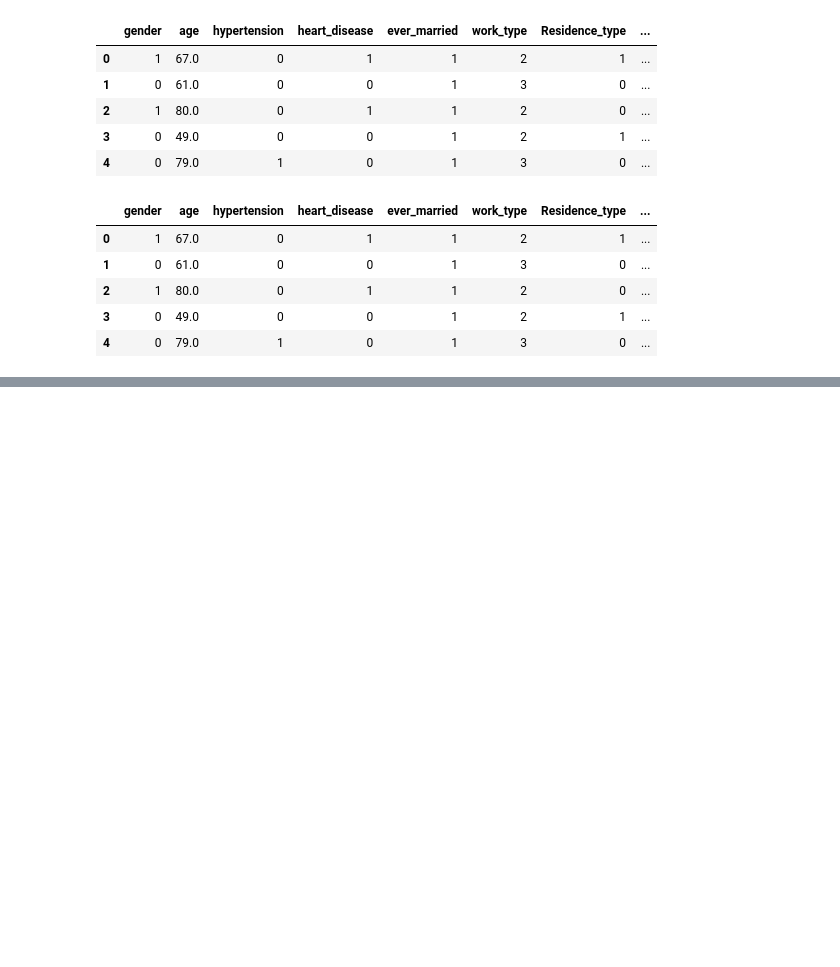
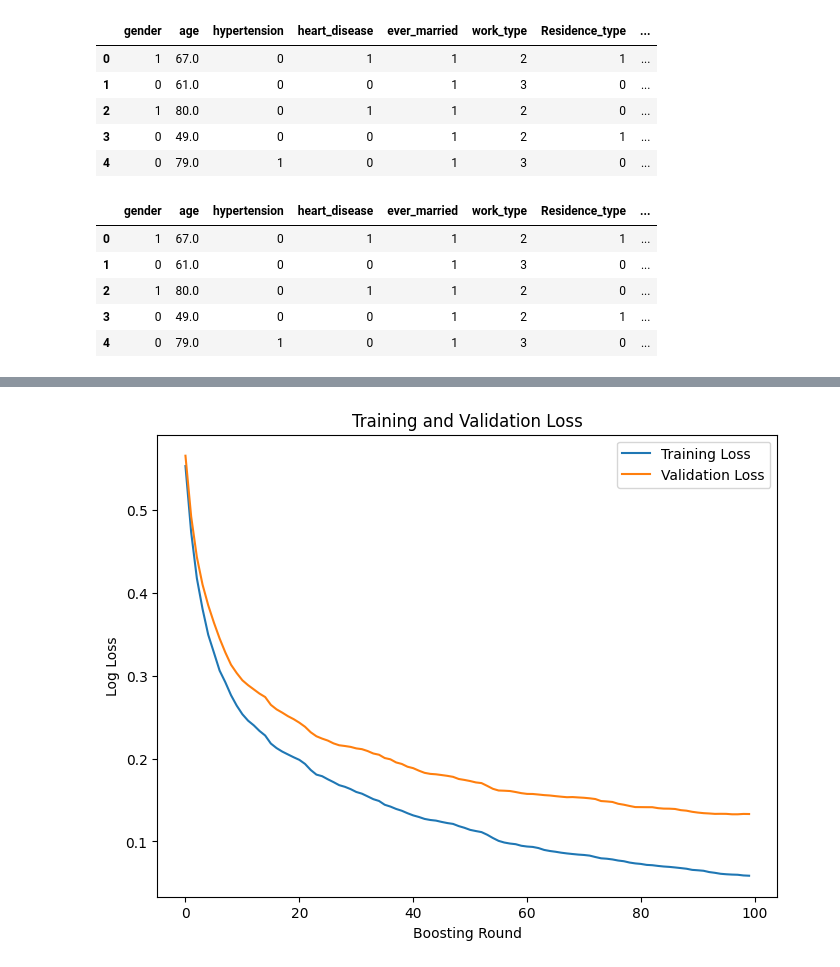
Before and after one commit to ayomideoj/STROKE-WEBSITE, a Jupyter notebook: stroke_model.ipynb, the cells around one changed output, grey strips where cells are left out. Drawn from its saved outputs; the diff is of its cells as text; code cells hidden in the pictures; blank space fills up the shorter version.

```diff
--- a/stroke_model.ipynb
+++ b/stroke_model.ipynb
@@ -442,0 +383,30 @@ joblib.dump(ranfor_model, "trained_model.pkl")
+# %%
+eval_set = [(X_train_std, y_train), (X_valid_std, y_valid)]
+
+xgb_model = XGBClassifier(
+    objective='binary:logistic',
+    eval_metric='logloss',
+    random_state=42
+)
+
+xgb_model.fit(
+    X_train_std,
+    y_train,
+    eval_set=eval_set,
+    verbose=False
+)
+
+results = xgb_model.evals_result()
+
+import matplotlib.pyplot as plt
+
+plt.figure(figsize=(8,6))
+plt.plot(results['validation_0']['logloss'], label='Training Loss')
+plt.plot(results['validation_1']['logloss'], label='Validation Loss')
+plt.xlabel('Boosting Round')
+plt.ylabel('Log Loss')
+plt.title('Training and Validation Loss')
+plt.legend()
+plt.show()
+# %% [output]
+[figure, added]
```
Also changed, not shown: parts of 20 cells of this notebook, 20 other files.
